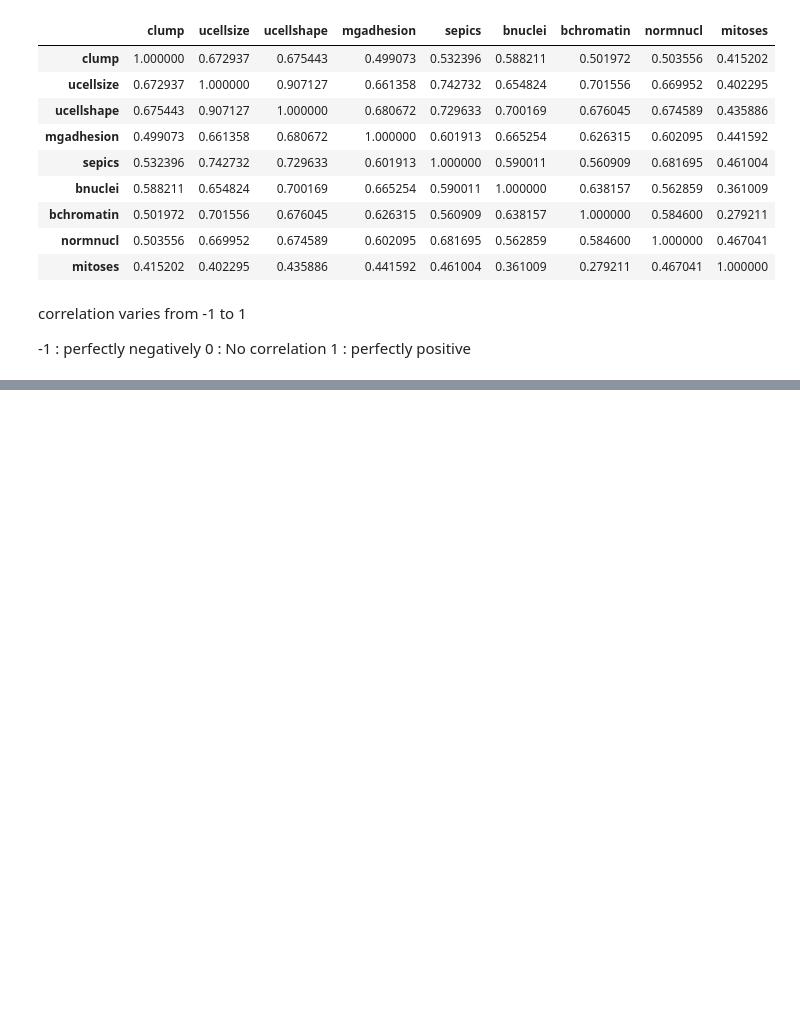
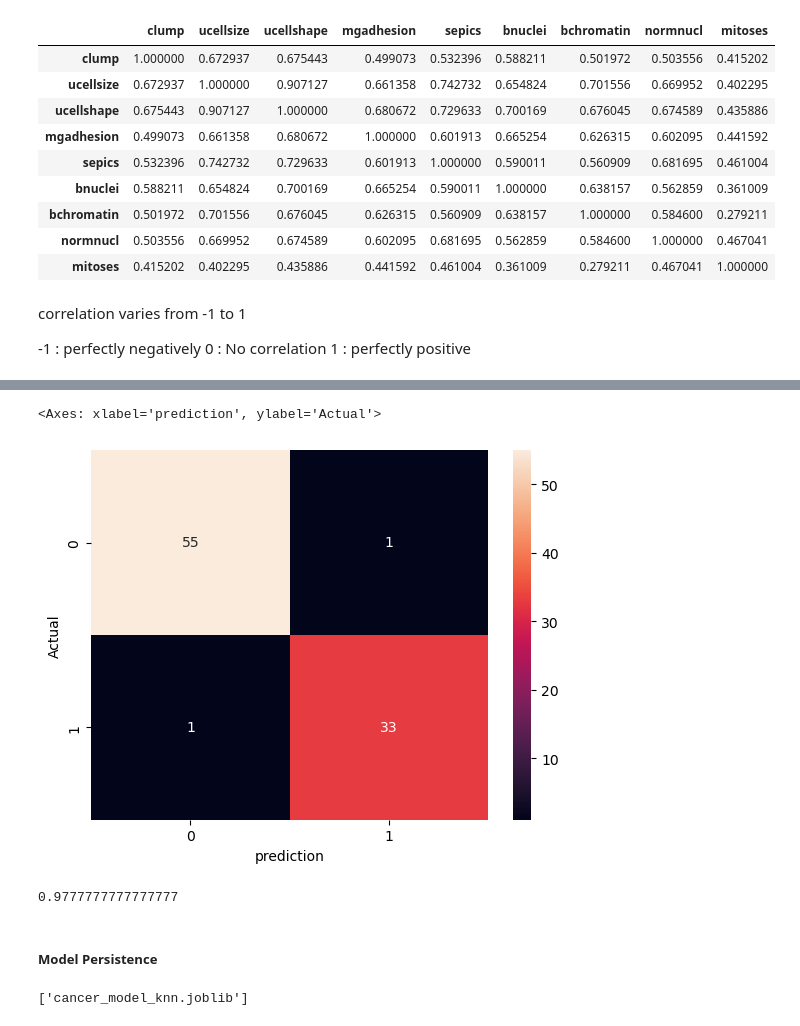
Before and after one commit to Abednego-py/DataScience_DataGurus, a Jupyter notebook: Intro to ML.ipynb, the cells around one changed output, grey strips where cells are left out. Saved outputs shown, nothing was run; the diff lists cells and outputs as text; code cells hidden in the pictures; blank space fills up the shorter version.

```diff
--- a/Intro to ML.ipynb
+++ b/Intro to ML.ipynb
@@ -352,0 +440,2 @@ X_train, X_test, y_train, y_test = train_test_split(X.values, y,test_size=0.3,ra
+# %%
+predictions_knn = model_knn.predict(X_test)
@@ -352,0 +455,7 @@ X_train, X_test, y_train, y_test = train_test_split(X.values, y,test_size=0.3,ra
+# %%
+confusion_matrix = pd.crosstab(y_test, predictions_knn, rownames=['Actual'], colnames=['prediction'])
+
+sb.heatmap(confusion_matrix, annot=True)
+# %% [output]
+<Axes: xlabel='prediction', ylabel='Actual'>
+[figure, added]
@@ -352,0 +464,12 @@ X_train, X_test, y_train, y_test = train_test_split(X.values, y,test_size=0.3,ra
+# %%
+accuracy
+# %% [output]
+0.9777777777777777
+# %% [markdown]
+##### Model Persistence
+# %%
+import joblib
+
+joblib.dump(model_knn, 'cancer_model_knn.joblib')
+# %% [output]
+['cancer_model_knn.joblib']
```
Also changed, not shown: parts of 52 cells of this notebook, 1 other file.
